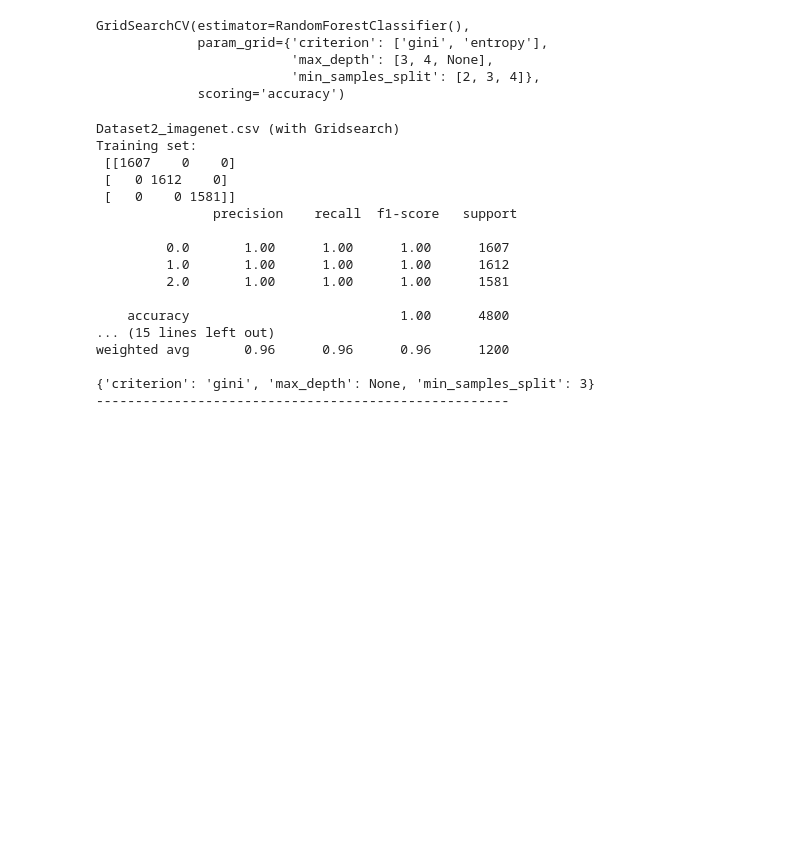
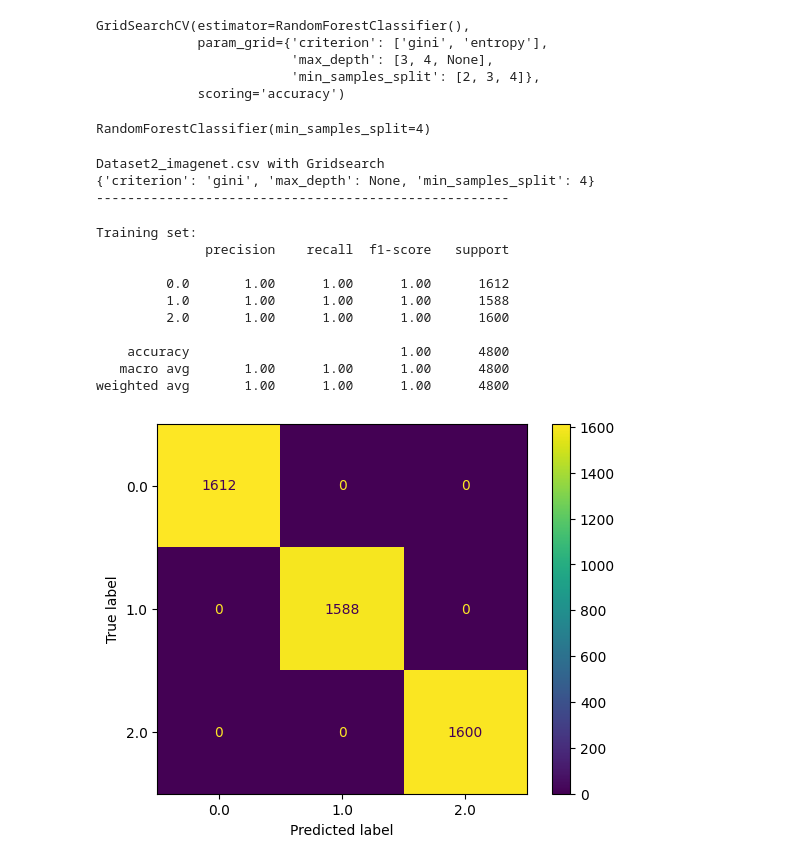
Before and after one commit to suinkangme/CV-Image-Classification-Tasks, a Jupyter notebook: Task2_RF.ipynb, the cells around one changed output. Drawn from its saved outputs; the diff is of its cells as text; code cells hidden in the pictures; blank space fills up the shorter version.

```diff
--- a/Task2_RF.ipynb
+++ b/Task2_RF.ipynb
@@ -73,29 +88,36 @@ GridSearchCV(estimator=RandomForestClassifier(),
                          'max_depth': [3, 4, None],
                          'min_samples_split': [2, 3, 4]},
              scoring='accuracy')
+# %%
+rf3 = sklearn.ensemble.RandomForestClassifier(criterion=grid1.best_params_['criterion'],
+                                              max_depth=grid1.best_params_['max_depth'],
+                                              min_samples_split=grid1.best_params_['min_samples_split'])
+rf3.fit(X_train, np.ravel(y_train))
+# %% [output]
+RandomForestClassifier(min_samples_split=4)
 # %%
-print('Dataset2_imagenet.csv (with Gridsearch)')
-ya_pred2 = grid1.predict(X_train)
-yb_pred2 = grid1.predict(X_test)
-print("Training set:\n", confusion_matrix(y_train, ya_pred2), "\n", classification_report(y_train, ya_pred2))
-print("Test set:\n", confusion_matrix(y_test, yb_pred2),"\n", classification_report(y_test, yb_pred2))
+print('Dataset2_imagenet.csv with Gridsearch')
+ya_pred2 = rf3.predict(X_train)
+yb_pred2 = rf3.predict(X_test)
 print(grid1.best_params_)
 print("-----------------------------------------------------")
 # %% [output]
-Dataset2_imagenet.csv (with Gridsearch)
-Training set:
- [[1607    0    0]
- [   0 1612    0]
- [   0    0 1581]]
-               precision    recall  f1-score   support
-
-         0.0       1.00      1.00      1.00      1607
-         1.0       1.00      1.00      1.00      1612
-         2.0       1.00      1.00      1.00      1581
-
-    accuracy                           1.00      4800
-... (15 lines left out)
-weighted avg       0.96      0.96      0.96      1200
-
-{'criterion': 'gini', 'max_depth': None, 'min_samples_split': 3}
+Dataset2_imagenet.csv with Gridsearch
+{'criterion': 'gini', 'max_depth': None, 'min_samples_split': 4}
 -----------------------------------------------------
+# %%
+print("Training set:")
+ConfusionMatrixDisplay(confusion_matrix(y_train, ya_pred2), display_labels=rf1.classes_).plot()
+print(classification_report(y_train, ya_pred2))
+# %% [output]
+Training set:
+              precision    recall  f1-score   support
+
+         0.0       1.00      1.00      1.00      1612
+         1.0       1.00      1.00      1.00      1588
+         2.0       1.00      1.00      1.00      1600
+
+    accuracy                           1.00      4800
+   macro avg       1.00      1.00      1.00      4800
+weighted avg       1.00      1.00      1.00      4800
+[figure, added]
```
Also changed, not shown: parts of 8 cells of this notebook.
